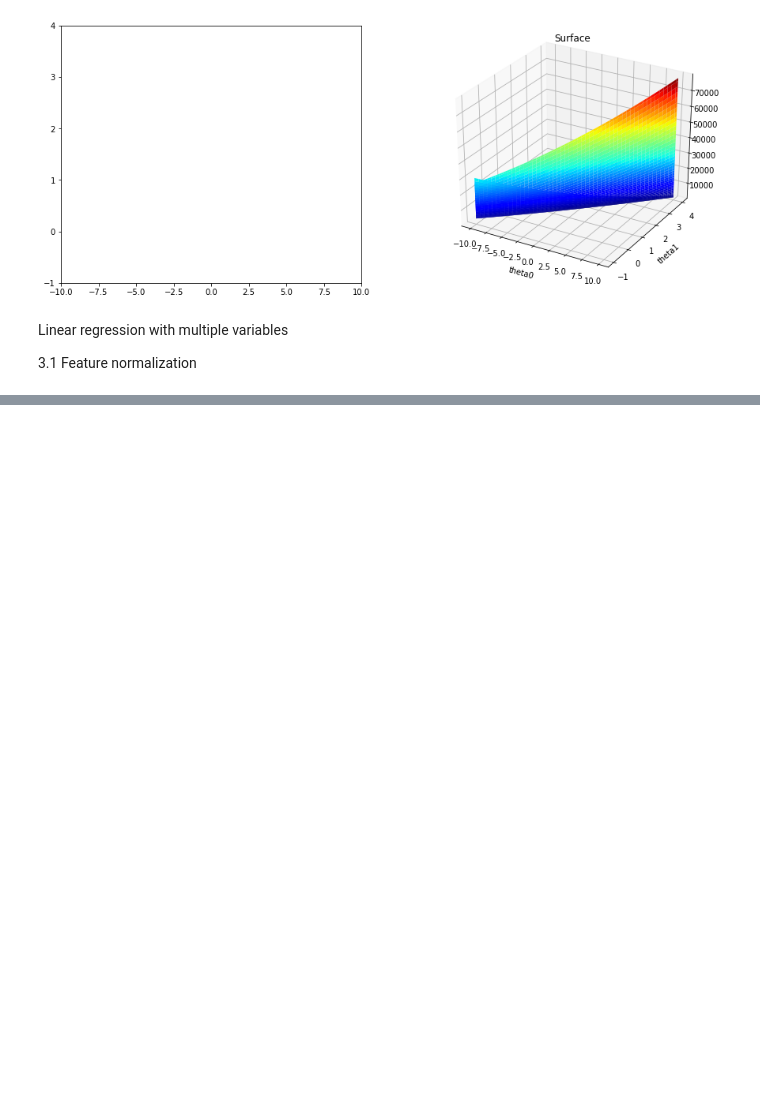
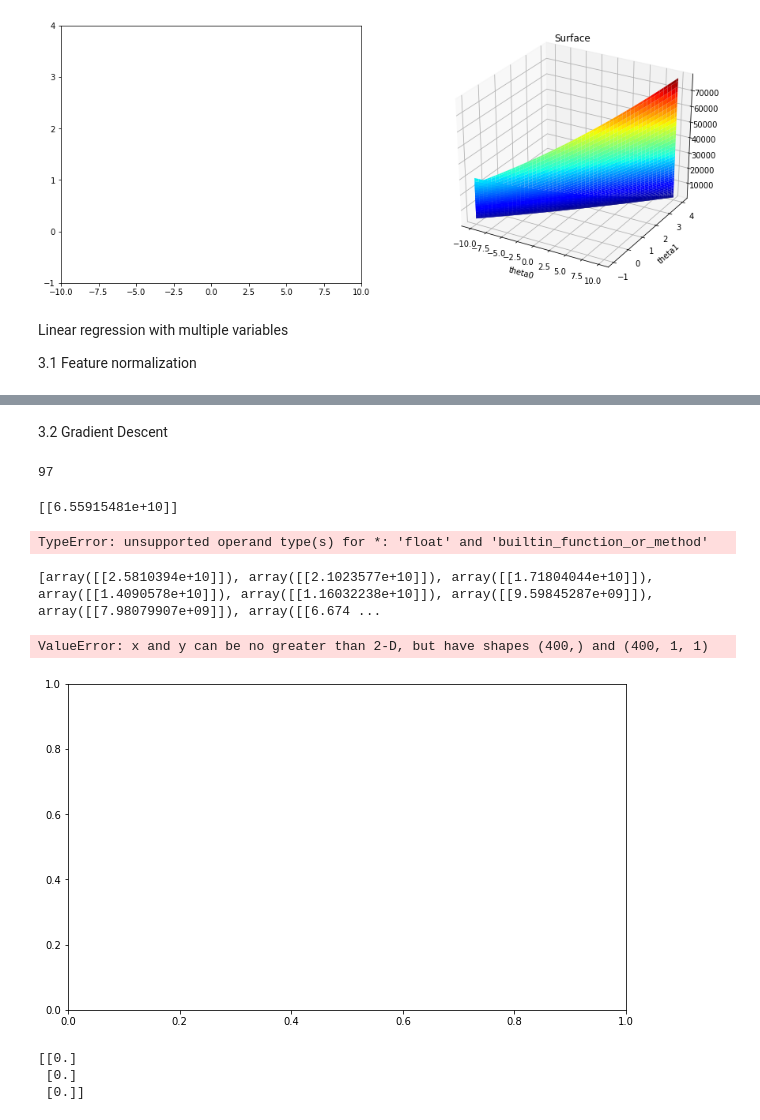
Before and after one commit to chriscross00/ML_Ng, a Jupyter notebook: ML_ex1/ex1_lab.ipynb, the cells around one changed output, grey strips where cells are left out. Drawn from its saved outputs; the diff is of its cells as text; code cells hidden in the pictures; blank space fills up the shorter version.

```diff
--- a/ML_ex1/ex1_lab.ipynb
+++ b/ML_ex1/ex1_lab.ipynb
@@ -145,0 +217,64 @@ def feat_norm(x):
+# %% [markdown]
+3.2 Gradient Descent
+# %%
+m = len(y)
+m
+# %% [output]
+97
+# %%
+def h(x, theta):
+    return np.dot(x, theta)
+
+h(x2, initial_theta)
+
+m=len(y2)
+def compute_cost_m(x, y, theta):
+    return (1./(2*m) * np.dot((h(x,theta)-y).T, (h(x,theta)-y)))
+
+initial_theta = np.zeros((x_norm.shape[1],1))
+print(compute_cost_m(x_norm, y2, initial_theta))
+# %% [output]
+[[6.55915481e+10]]
+# %%
+def gradient_descent_m(x, y, theta, alpha, num_iters):
+    m = len(y)
+    J2_history = []
+    for i in range(num_iters):
+        theta = theta - (alpha/m) * np.sum((h(x,theta)-y)*np.array(x[:, i])).reshape
+        J2_history.append(compute_cost_m(x,y,theta))
+    return(theta, J2_history)
+# %%
+alpha = 0.1
+num_iters = 400
+
+# init theta and run gradient descent
+theta = np.zeros((3,1))
+
+
+theta, J2_history = gradient_descent_m(x_norm, y2, theta, alpha, num_iters)
+
+print(theta)
+# %% [output]
+TypeError: unsupported operand type(s) for *: 'float' and 'builtin_function_or_method'
+# %%
+print(J2_history)
+# %% [output]
+[array([[2.5810394e+10]]), array([[2.1023577e+10]]), array([[1.71804044e+10]]), array([[1.4090578e+10]]), array([[1.16032238e+10]]), array([[9.59845287e+09]]), array([[7.98079907e+09]]), array([[6.674 ...
+# %%
+plt.figure(figsize=(10,6))
+plt.plot(J2_history)
+plt.ylabel('Cost J')
+plt.xlabel('Iterations')
+# %% [output]
+ValueError: x and y can be no greater than 2-D, but have shapes (400,) and (400, 1, 1)
+[figure, added]
+# %%
+theta = np.zeros((3,1))
+theta.shape
+print(theta)
+
+#print(theta79.shape)
+# %% [output]
+[[0.]
+ [0.]
+ [0.]]
```
Also changed, not shown: parts of 8 cells of this notebook.
